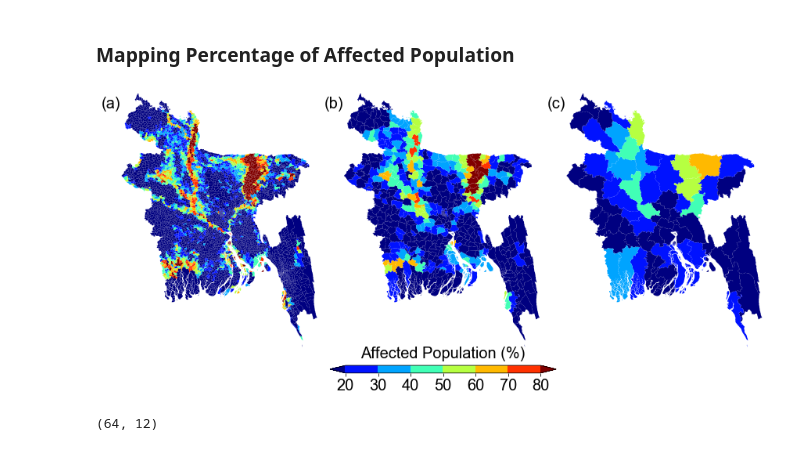
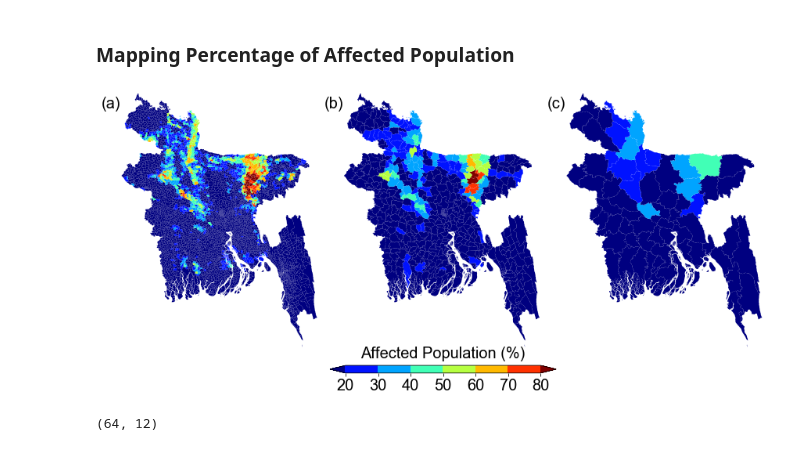
Before and after one commit to gnodnooh/VulnRiskImpact-BGD, a Jupyter notebook: FIP_Assessment.ipynb, the cells around one changed output. Drawn from its saved outputs; the diff is of its cells as text; code cells hidden in the pictures.

```diff
--- a/FIP_Assessment.ipynb
+++ b/FIP_Assessment.ipynb
@@ -122,35 +122,35 @@ figlabel = 'Affected Population (%)'
 fig, axes = plt.subplots(nrows=1,ncols=3,figsize=(12,5), facecolor='w')
 for (i, el) in enumerate([map_union, map_upazila, map_district]):
     ax = axes.flatten('F')[i]
     ax.set_axis_off()
     ax.set_aspect('equal')
     ax.axis(lims)
-    el.plot(ax=ax, column='CELL_INUN_RATIO',
+    el.plot(ax=ax, column='POPU_INUN_RATIO',
             cmap=cmap, norm=norm, vmin=vmin, vmax=vmax)
     ax.annotate(fignumb[i], xy=(-0.05, 0.96), xycoords='axes fraction',
                 horizontalalignment='center', verticalalignment='center',
                 fontname='arial',fontsize=20)
 plt.tight_layout()
 # Colorbar
 cax = inset_axes(ax, width="46%", height="3%",
                  loc='lower left',
                  bbox_to_anchor=(-1.2, -0.1, 2.5, 1),
                  bbox_transform=ax.transAxes,borderpad=0)
 cbar = mpl.colorbar.ColorbarBase(cax, cmap=cmap, norm=norm,
                                  boundaries=boundaries,
                                  extend='both',
                                  extendfrac=0.08,
                                  ticks = ticks,
                                  spacing='uniform',
                                  orientation='horizontal')
 cbar.ax.set_xticklabels(['%d'%lb for lb in np.array(bounds)*100],
                         fontname='arial', fontsize=20)
 cbar.set_label(figlabel, labelpad=-60,
                fontname='arial', fontsize=20,
                horizontalalignment='center')
 plt.show()
 # %% [output]
-[figure, old version]
+[figure, new version]
 # %%
 impact2.shape
 # %% [output]
```
Also changed, not shown: 2 other files.
